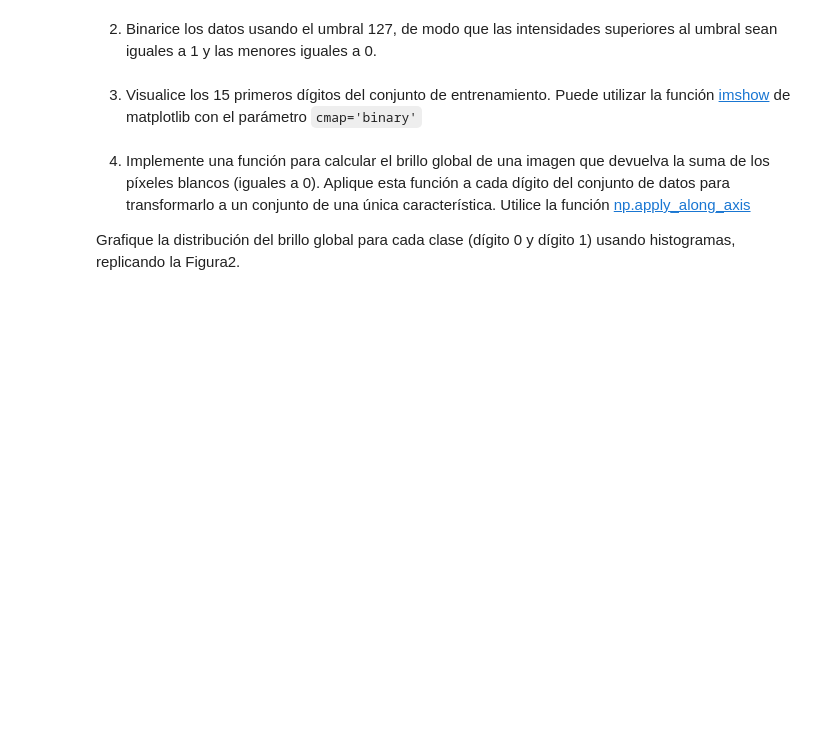
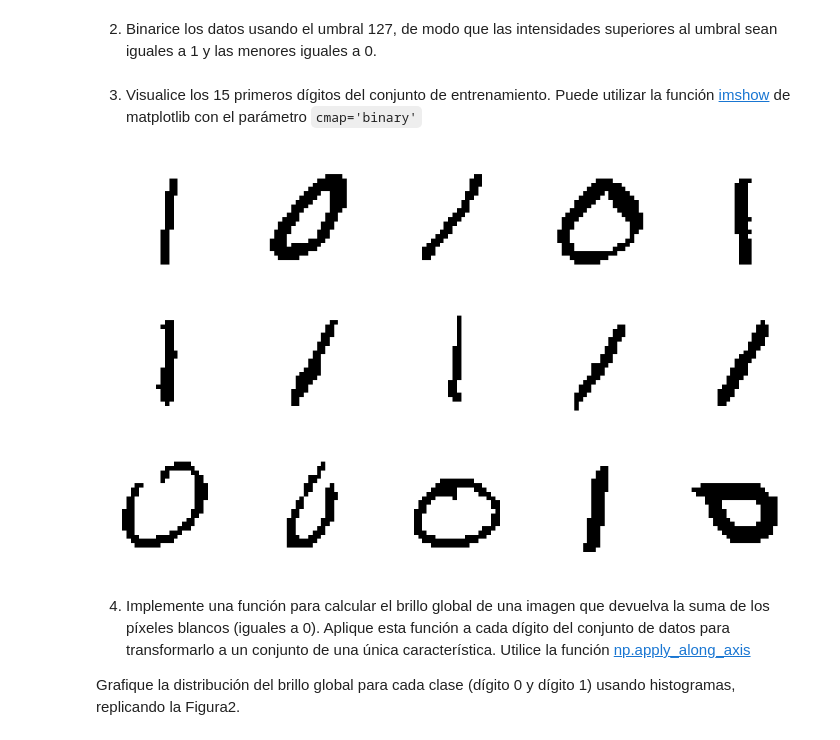
Before and after one commit to DinoMondino/IA, a Jupyter notebook: _5_Bayes-AD/NaiveBayes.ipynb, the cells around one changed output. Drawn from its saved outputs; the diff is of its cells as text; code cells hidden in the pictures; blank space fills up the shorter version.

```diff
--- a/_5_Bayes-AD/NaiveBayes.ipynb
+++ b/_5_Bayes-AD/NaiveBayes.ipynb
@@ -143,10 +143,34 @@ display(Image(filename='./2_imagenes/posteriori.png', width=900))
 En el archivo `digitos_0_1.csv` de la carpeta `1_datos` se tienen dígitos manuscritos del 0 y 1. Reproduzca el análisis anterior para obtener un clasificador de Bayes que use como probabilidad condicional una distribución normal.
 # %% [markdown]
 1. Cargue los datos y sepárelos en entrenamiento y prueba (20%). Use `random_state=0`. Separe predictores y etiquetas.
+# %%
+from sklearn.model_selection import train_test_split
+
+datos = pd.read_csv('1_datos/digitos_0_1.csv')
+
+X = datos.iloc[:, :-1]
+y = datos.iloc[:, -1]
+
+X_train, X_test, y_train, y_test = train_test_split(X, y, test_size=0.2, random_state=0)
 # %% [markdown]
 2. Binarice los datos usando el umbral 127, de modo que las intensidades superiores al umbral sean iguales a 1 y las menores iguales a 0.
+# %%
+from sklearn.preprocessing import Binarizer
+
+binarizador = Binarizer(threshold=127)
+X_train_bin = binarizador.fit_transform(X_train)
+X_test_bin = binarizador.transform(X_test)
 # %% [markdown]
 3. Visualice los 15 primeros dígitos del conjunto de entrenamiento. Puede utilizar la función [imshow](https://matplotlib.org/stable/api/_as_gen/matplotlib.pyplot.imshow.html) de matplotlib con el parámetro `cmap='binary'`
+# %%
+import matplotlib.pyplot as plt
+
+fig, axes = plt.subplots(3, 5, figsize=(10, 6))
+for i, ax in enumerate(axes.flat):
+    ax.imshow(X_train_bin[i].reshape(28, 28), cmap='binary')
+    ax.axis('off')
+# %% [output]
+[figure, added]
 # %% [markdown]
 4. Implemente una función para calcular el brillo global de una imagen que devuelva la suma de los píxeles blancos (iguales a 0). Aplique esta función a cada dígito del conjunto de datos para transformarlo a un conjunto de una única característica. Utilice la función [np.apply_along_axis](https://numpy.org/doc/stable/reference/generated/numpy.apply_along_axis.html)
 
```
Also changed, not shown: parts of 7 cells of this notebook.
